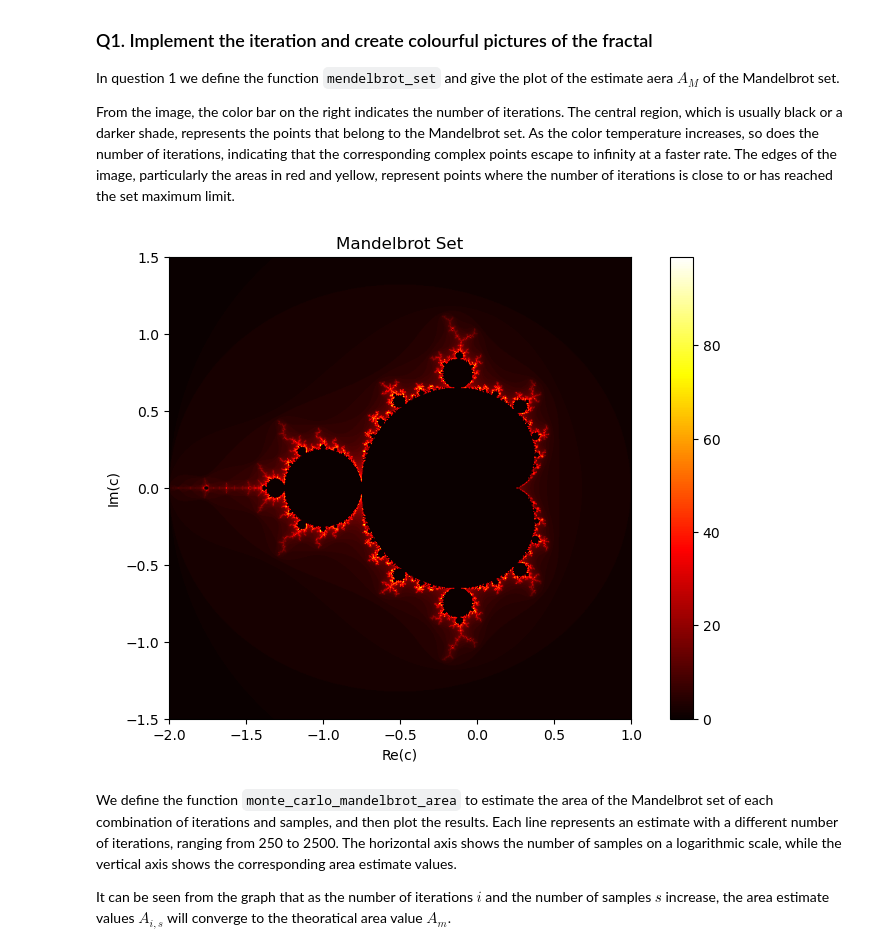
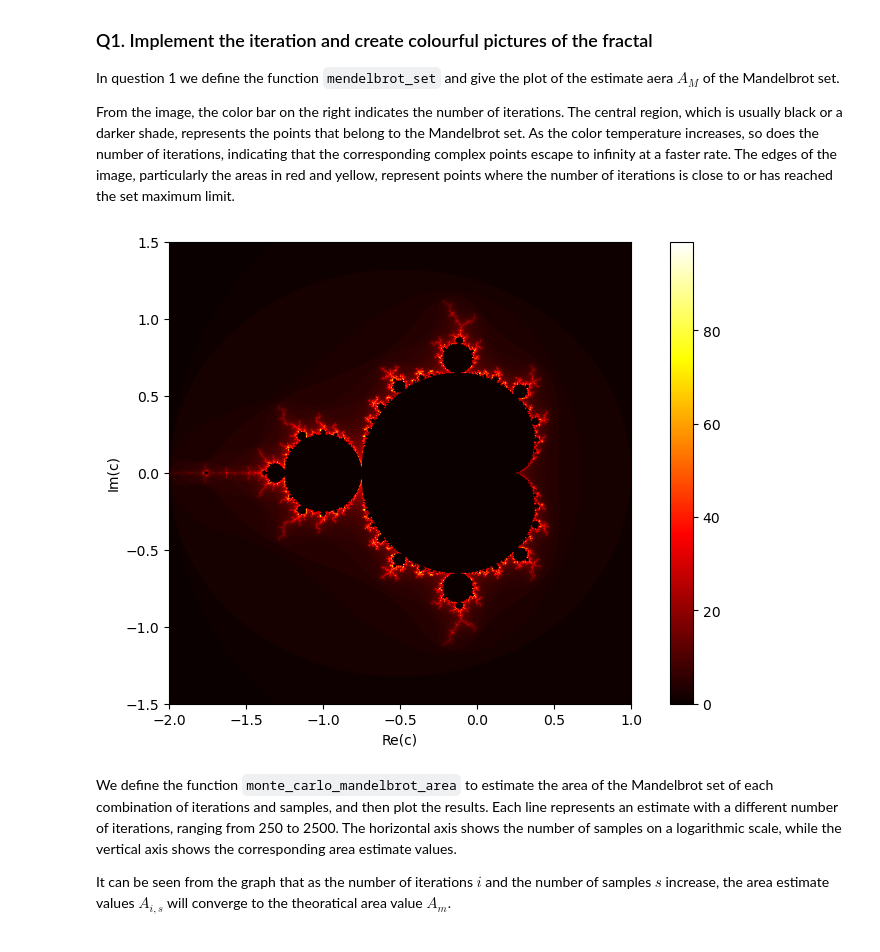
Before and after one commit to jazminli/SS-assignment1, a Jupyter notebook: q1.ipynb, the cells around one changed output. Drawn from its saved outputs; the diff is of its cells as text; code cells hidden in the pictures.

```diff
--- a/q1.ipynb
+++ b/q1.ipynb
@@ -20,36 +20,36 @@ def mandelbrot_set(width, height, x_min, x_max, y_min, y_max, max_iter):
     image = np.zeros((height, width))
     # Generate a grid of complex numbers (the Mandelbrot set is defined in the complex plane)
     real_values = np.linspace(x_min, x_max, width)
     imaginary_values = np.linspace(y_min, y_max, height)
     # For every point in the grid, perform the Mandelbrot iteration
     for x in range(width):
         for y in range(height):
             c = complex(real_values[x], imaginary_values[y])
             z = 0
             for i in range(max_iter):
                 z = z*z + c
                 if (z.real*z.real + z.imag*z.imag) >= 4:
                     image[y, x] = i
                     break
     return image
 
 # Generate the Mandelbrot set image with 100 iterations
 x_min, x_max = -2.0, 1.0
 y_min, y_max = -1.5, 1.5
 max_iter = 100
 
 image = mandelbrot_set(width, height, x_min, x_max, y_min, y_max, max_iter)
 
-# Plot the generated image
+
 plt.figure(figsize=(10, 6))
 plt.imshow(image, cmap='hot', extent=[x_min, x_max, y_min, y_max])
 plt.colorbar()
-plt.title('Mandelbrot Set')
+# plt.title('Mandelbrot Set')
 plt.xlabel('Re(c)')
 plt.ylabel('Im(c)')
 plt.show()
 # %% [output]
-[figure, old version]
+[figure, new version]
 # %% [markdown]
 We define the function `monte_carlo_mandelbrot_area` to estimate the area of the Mandelbrot set of each combination of iterations and samples, and then plot the results. Each line represents an estimate with a different number of iterations, ranging from 250 to 2500. The horizontal axis shows the number of samples on a logarithmic scale, while the vertical axis shows the corresponding area estimate values.
 
```
Also changed, not shown: parts of 2 cells of this notebook.
